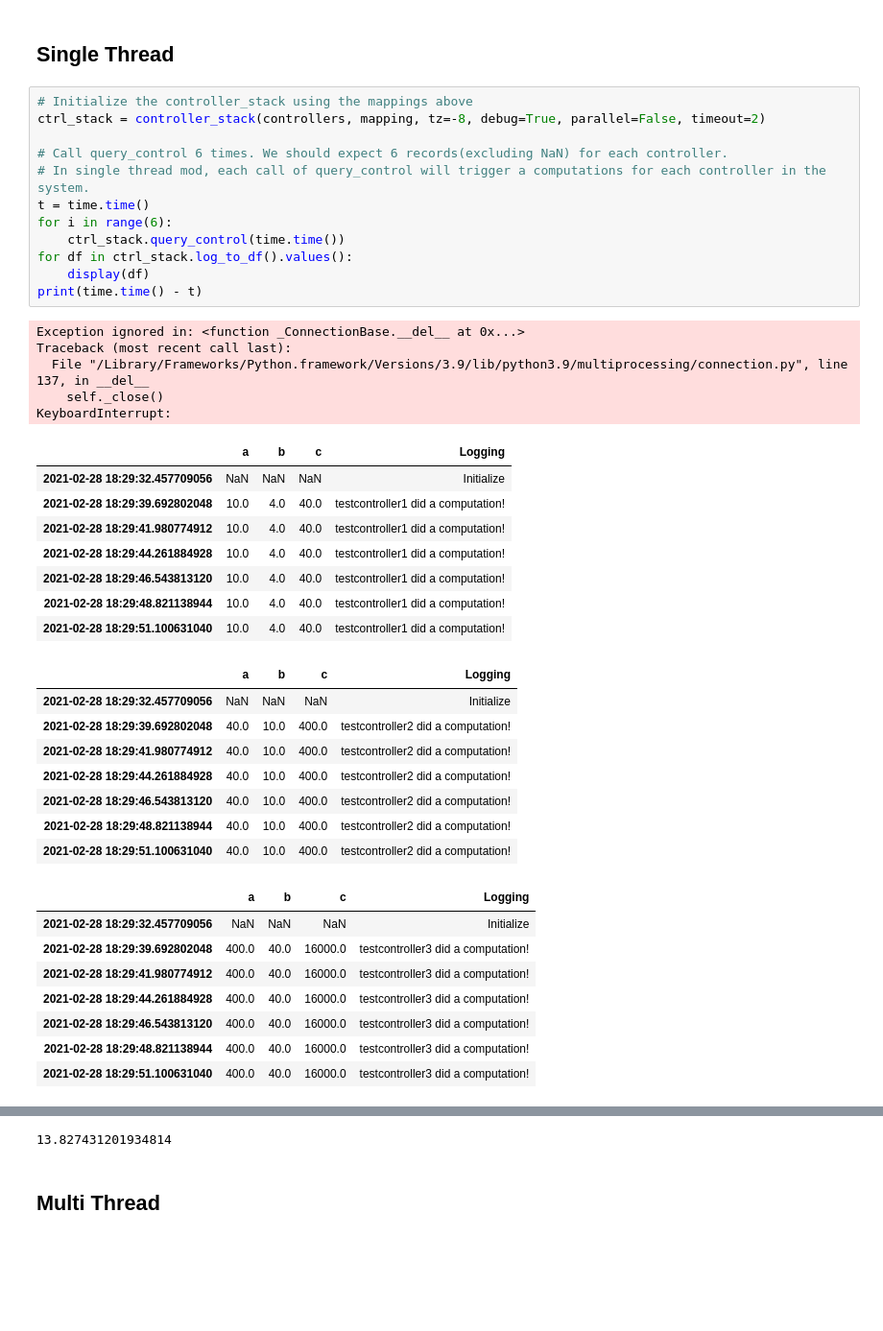
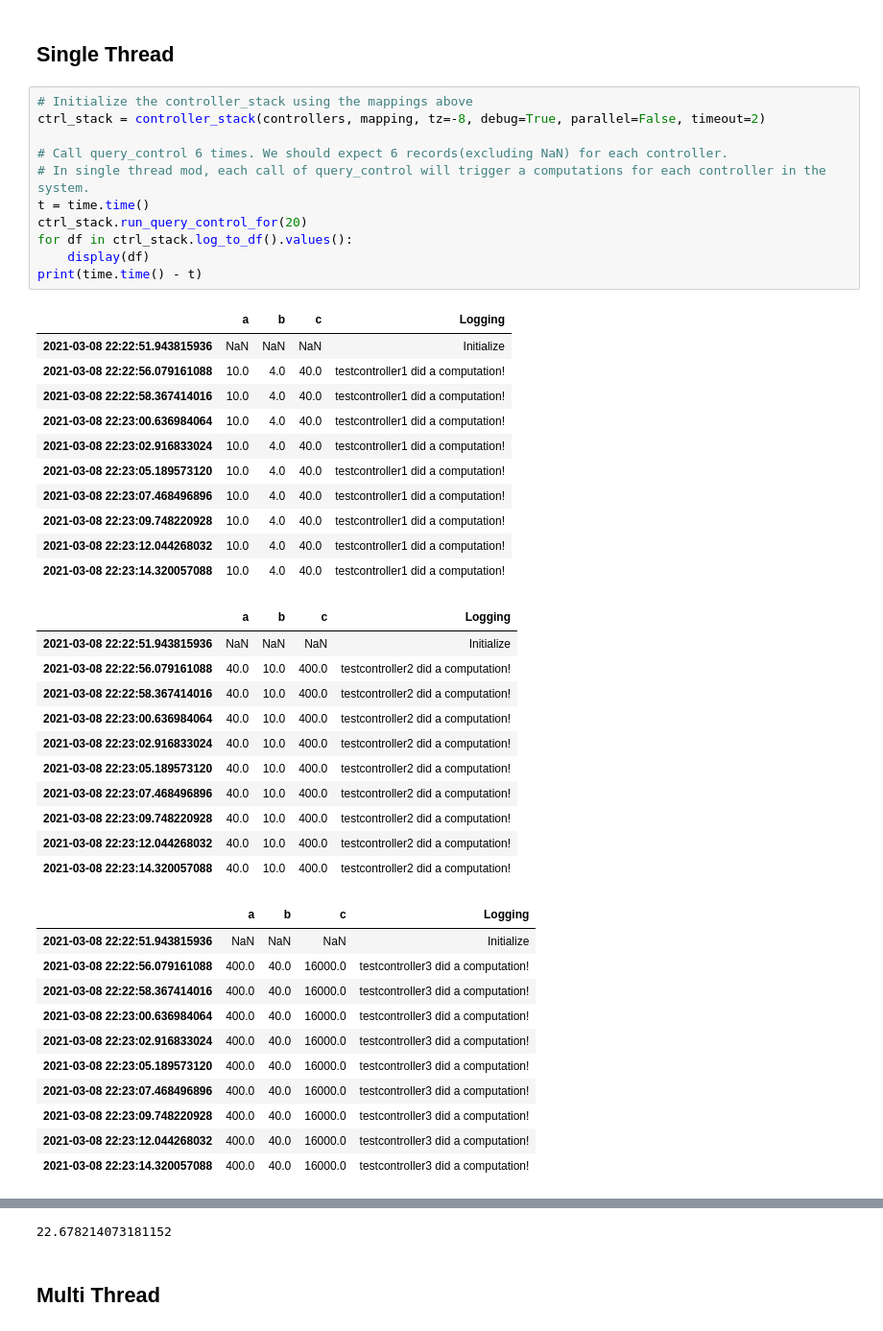
Before and after one commit to LBNL-ETA/FMLC, a Jupyter notebook: Examples/Test.ipynb, the cells around one changed output, grey strips where cells are left out. Shown at 96% size. Saved outputs shown, nothing was run; the diff lists cells and outputs as text; blank space fills up the shorter version.

Commit message:
got most stuff working still need to work on lots of controllers

```diff
--- a/Examples/Test.ipynb
+++ b/Examples/Test.ipynb
@@ -94,43 +93,46 @@ mapping['control1_b'] = 'mpc1_a'
 # %%
 # Initialize the controller_stack using the mappings above
 ctrl_stack = controller_stack(controllers, mapping, tz=-8, debug=True, parallel=False, timeout=2)
 
 # Call query_control 6 times. We should expect 6 records(excluding NaN) for each controller.
 # In single thread mod, each call of query_control will trigger a computations for each controller in the system.
 t = time.time()
-for i in range(6):
-    ctrl_stack.query_control(time.time())
+ctrl_stack.run_query_control_for(20)
 for df in ctrl_stack.log_to_df().values():
     display(df)
 print(time.time() - t)
 # %% [output]
-Exception ignored in: <function _ConnectionBase.__del__ at 0x...>
-Traceback (most recent call last):
-  File "/Library/Frameworks/Python.framework/Versions/3.9/lib/python3.9/multiprocessing/connection.py", line 137, in __del__
-    self._close()
-KeyboardInterrupt:
 |  | a | b | c | Logging |
-| 2021-02-28 18:29:32.457709056 | NaN | NaN | NaN | Initialize |
-| 2021-02-28 18:29:39.692802048 | 10.0 | 4.0 | 40.0 | testcontroller1 did a computation! |
-| 2021-02-28 18:29:41.980774912 | 10.0 | 4.0 | 40.0 | testcontroller1 did a computation! |
-| 2021-02-28 18:29:44.261884928 | 10.0 | 4.0 | 40.0 | testcontroller1 did a computation! |
-| 2021-02-28 18:29:46.543813120 | 10.0 | 4.0 | 40.0 | testcontroller1 did a computation! |
-| 2021-02-28 18:29:48.821138944 | 10.0 | 4.0 | 40.0 | testcontroller1 did a computation! |
-| 2021-02-28 18:29:51.100631040 | 10.0 | 4.0 | 40.0 | testcontroller1 did a computation! |
+| 2021-03-08 22:22:51.943815936 | NaN | NaN | NaN | Initialize |
+| 2021-03-08 22:22:56.079161088 | 10.0 | 4.0 | 40.0 | testcontroller1 did a computation! |
+| 2021-03-08 22:22:58.367414016 | 10.0 | 4.0 | 40.0 | testcontroller1 did a computation! |
+| 2021-03-08 22:23:00.636984064 | 10.0 | 4.0 | 40.0 | testcontroller1 did a computation! |
+| 2021-03-08 22:23:02.916833024 | 10.0 | 4.0 | 40.0 | testcontroller1 did a computation! |
+| 2021-03-08 22:23:05.189573120 | 10.0 | 4.0 | 40.0 | testcontroller1 did a computation! |
+| 2021-03-08 22:23:07.468496896 | 10.0 | 4.0 | 40.0 | testcontroller1 did a computation! |
+| 2021-03-08 22:23:09.748220928 | 10.0 | 4.0 | 40.0 | testcontroller1 did a computation! |
+| 2021-03-08 22:23:12.044268032 | 10.0 | 4.0 | 40.0 | testcontroller1 did a computation! |
+| 2021-03-08 22:23:14.320057088 | 10.0 | 4.0 | 40.0 | testcontroller1 did a computation! |
 |  | a | b | c | Logging |
-| 2021-02-28 18:29:32.457709056 | NaN | NaN | NaN | Initialize |
-| 2021-02-28 18:29:39.692802048 | 40.0 | 10.0 | 400.0 | testcontroller2 did a computation! |
-| 2021-02-28 18:29:41.980774912 | 40.0 | 10.0 | 400.0 | testcontroller2 did a computation! |
-| 2021-02-28 18:29:44.261884928 | 40.0 | 10.0 | 400.0 | testcontroller2 did a computation! |
-| 2021-02-28 18:29:46.543813120 | 40.0 | 10.0 | 400.0 | testcontroller2 did a computation! |
-| 2021-02-28 18:29:48.821138944 | 40.0 | 10.0 | 400.0 | testcontroller2 did a computation! |
-| 2021-02-28 18:29:51.100631040 | 40.0 | 10.0 | 400.0 | testcontroller2 did a computation! |
+| 2021-03-08 22:22:51.943815936 | NaN | NaN | NaN | Initialize |
+| 2021-03-08 22:22:56.079161088 | 40.0 | 10.0 | 400.0 | testcontroller2 did a computation! |
+| 2021-03-08 22:22:58.367414016 | 40.0 | 10.0 | 400.0 | testcontroller2 did a computation! |
+| 2021-03-08 22:23:00.636984064 | 40.0 | 10.0 | 400.0 | testcontroller2 did a computation! |
+| 2021-03-08 22:23:02.916833024 | 40.0 | 10.0 | 400.0 | testcontroller2 did a computation! |
+| 2021-03-08 22:23:05.189573120 | 40.0 | 10.0 | 400.0 | testcontroller2 did a computation! |
+| 2021-03-08 22:23:07.468496896 | 40.0 | 10.0 | 400.0 | testcontroller2 did a computation! |
+| 2021-03-08 22:23:09.748220928 | 40.0 | 10.0 | 400.0 | testcontroller2 did a computation! |
+| 2021-03-08 22:23:12.044268032 | 40.0 | 10.0 | 400.0 | testcontroller2 did a computation! |
+| 2021-03-08 22:23:14.320057088 | 40.0 | 10.0 | 400.0 | testcontroller2 did a computation! |
 |  | a | b | c | Logging |
-| 2021-02-28 18:29:32.457709056 | NaN | NaN | NaN | Initialize |
-| 2021-02-28 18:29:39.692802048 | 400.0 | 40.0 | 16000.0 | testcontroller3 did a computation! |
-| 2021-02-28 18:29:41.980774912 | 400.0 | 40.0 | 16000.0 | testcontroller3 did a computation! |
-| 2021-02-28 18:29:44.261884928 | 400.0 | 40.0 | 16000.0 | testcontroller3 did a computation! |
-| 2021-02-28 18:29:46.543813120 | 400.0 | 40.0 | 16000.0 | testcontroller3 did a computation! |
-| 2021-02-28 18:29:48.821138944 | 400.0 | 40.0 | 16000.0 | testcontroller3 did a computation! |
-| 2021-02-28 18:29:51.100631040 | 400.0 | 40.0 | 16000.0 | testcontroller3 did a computation! |
+| 2021-03-08 22:22:51.943815936 | NaN | NaN | NaN | Initialize |
+| 2021-03-08 22:22:56.079161088 | 400.0 | 40.0 | 16000.0 | testcontroller3 did a computation! |
+| 2021-03-08 22:22:58.367414016 | 400.0 | 40.0 | 16000.0 | testcontroller3 did a computation! |
+| 2021-03-08 22:23:00.636984064 | 400.0 | 40.0 | 16000.0 | testcontroller3 did a computation! |
+| 2021-03-08 22:23:02.916833024 | 400.0 | 40.0 | 16000.0 | testcontroller3 did a computation! |
+| 2021-03-08 22:23:05.189573120 | 400.0 | 40.0 | 16000.0 | testcontroller3 did a computation! |
+| 2021-03-08 22:23:07.468496896 | 400.0 | 40.0 | 16000.0 | testcontroller3 did a computation! |
+| 2021-03-08 22:23:09.748220928 | 400.0 | 40.0 | 16000.0 | testcontroller3 did a computation! |
+| 2021-03-08 22:23:12.044268032 | 400.0 | 40.0 | 16000.0 | testcontroller3 did a computation! |
+| 2021-03-08 22:23:14.320057088 | 400.0 | 40.0 | 16000.0 | testcontroller3 did a computation! |
 |  | a | b | c | Logging |
@@ -152,4 +160,4 @@ KeyboardInterrupt:
-13.827431201934814
+22.678214073181152
 # %% [markdown]
 ## Multi Thread
 # %%
```
Also changed, not shown: parts of 8 cells of this notebook, 3 other files.
